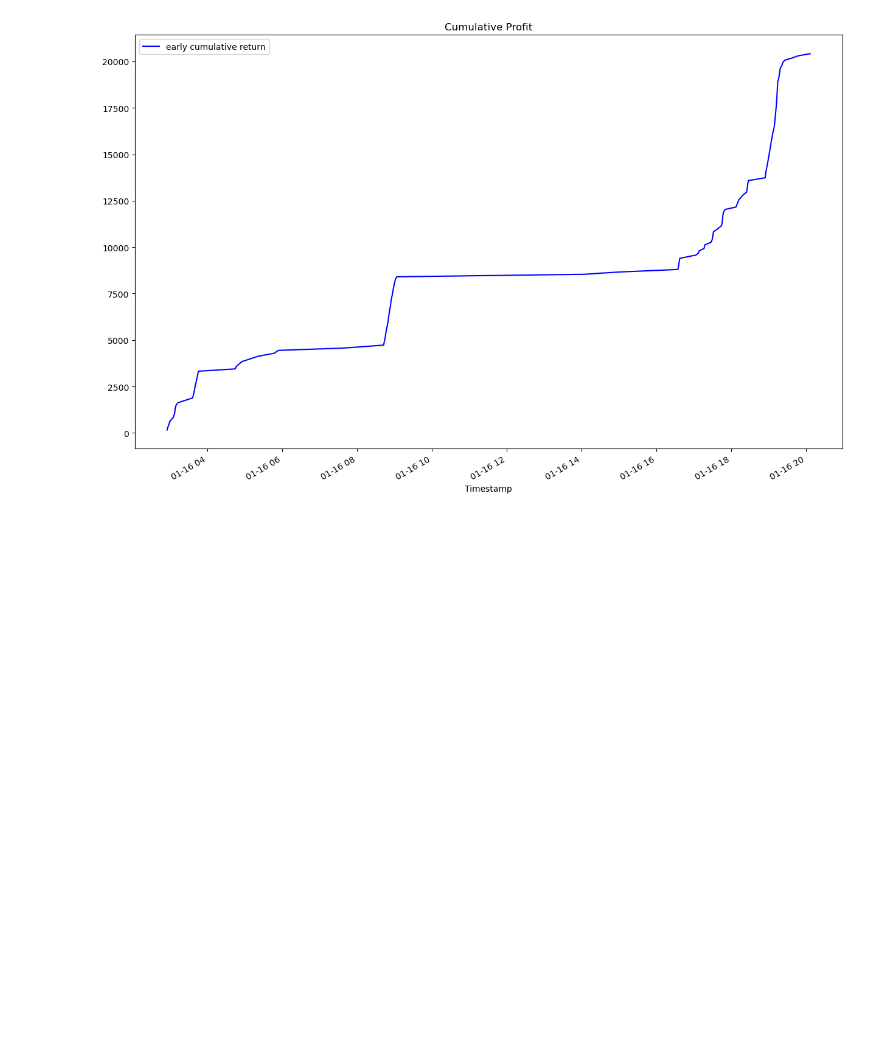
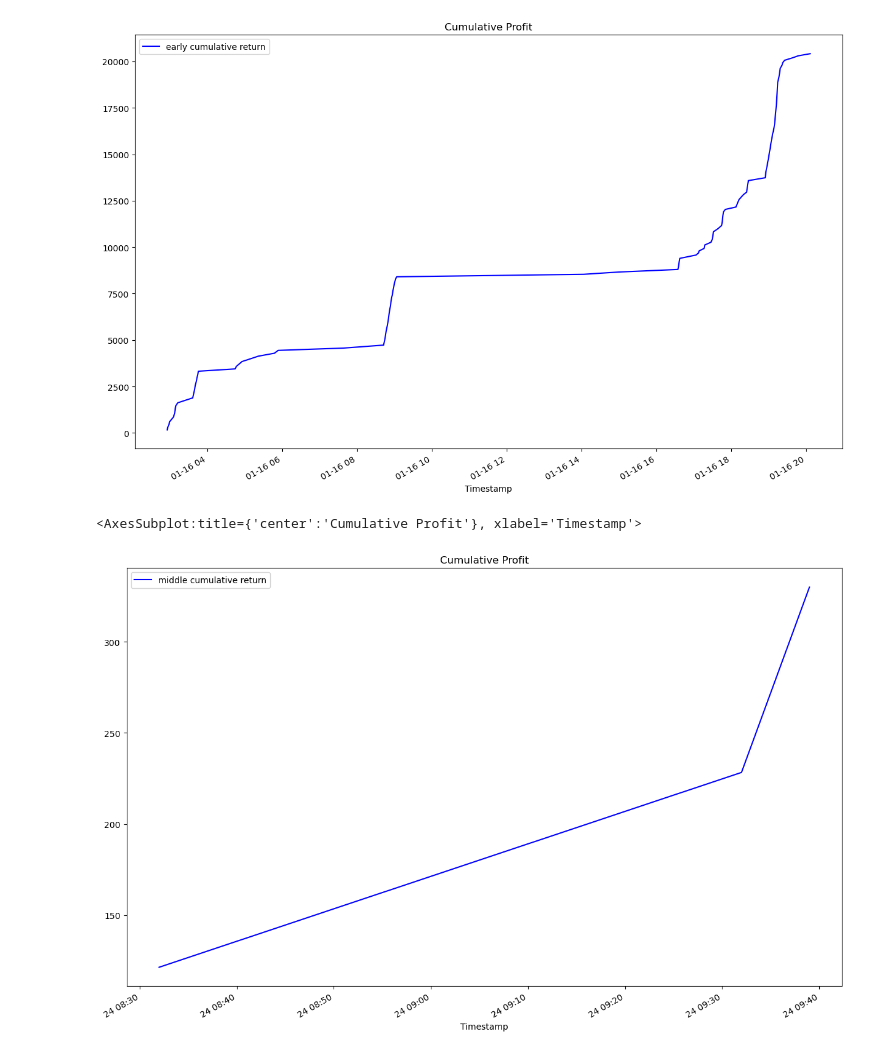
Before and after one commit to MrWho2u/Bitcoin-Coinbase-Financial-Analysis, a Jupyter notebook: Starter_Code/crypto_arbitrage.ipynb, the cells around one changed output. Saved outputs shown, nothing was run; the diff lists cells and outputs as text; code cells hidden in the pictures; blank space fills up the shorter version.

Commit message:
updated graphs

```diff
--- a/Starter_Code/crypto_arbitrage.ipynb
+++ b/Starter_Code/crypto_arbitrage.ipynb
@@ -598,3 +598,8 @@ cumulative_profit_early.plot(legend=True, figsize=(15, 10), title="Cumulative Pr
 # %% [output]
 <AxesSubplot:title={'center':'Cumulative Profit'}, xlabel='Timestamp'>
 [figure]
+# %%
+cumulative_profit_middle.plot(legend=True, figsize=(15, 10), title="Cumulative Profit", color="blue", label='middle cumulative return')
+# %% [output]
+<AxesSubplot:title={'center':'Cumulative Profit'}, xlabel='Timestamp'>
+[figure, added]
```
Also changed, not shown: parts of 2 cells of this notebook.
